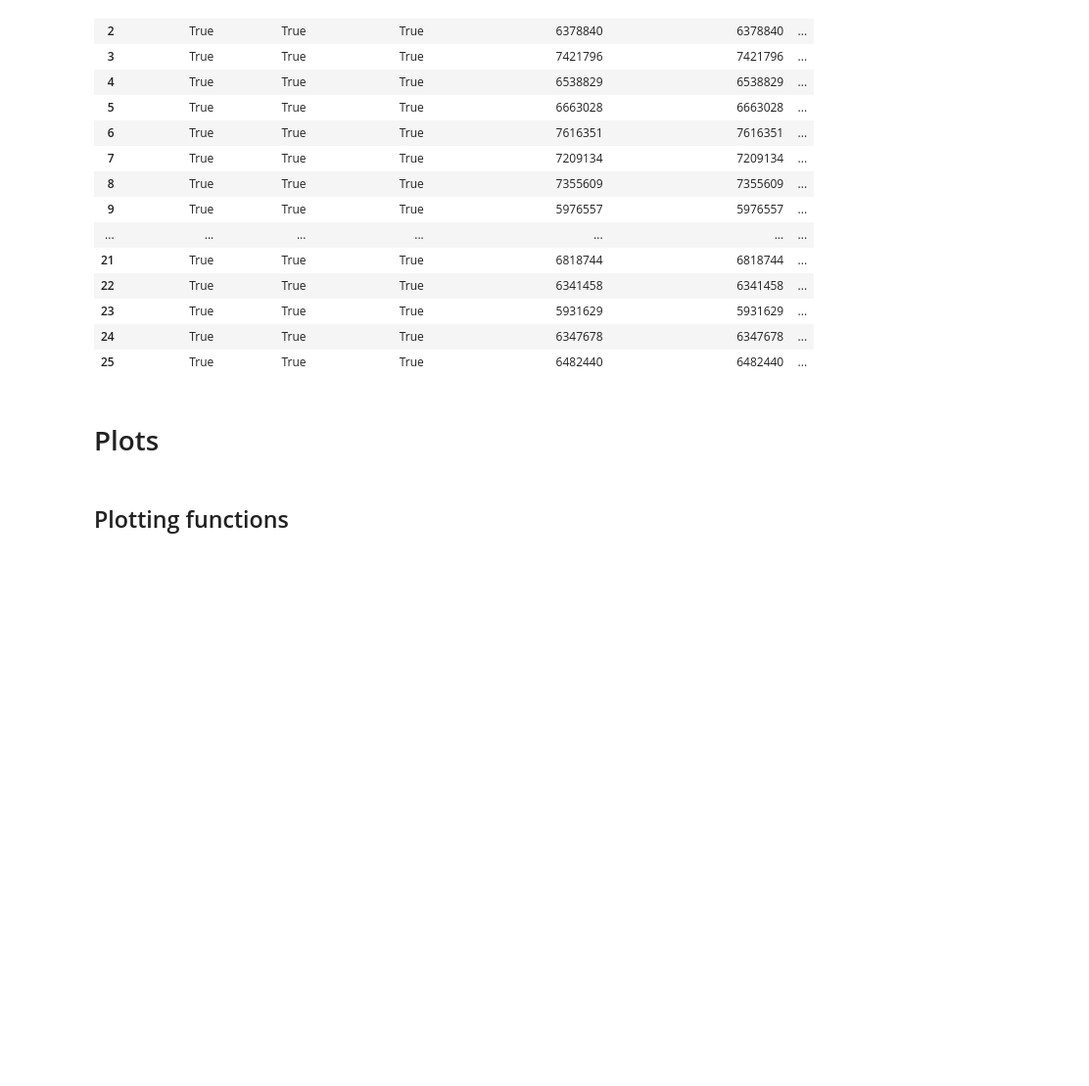
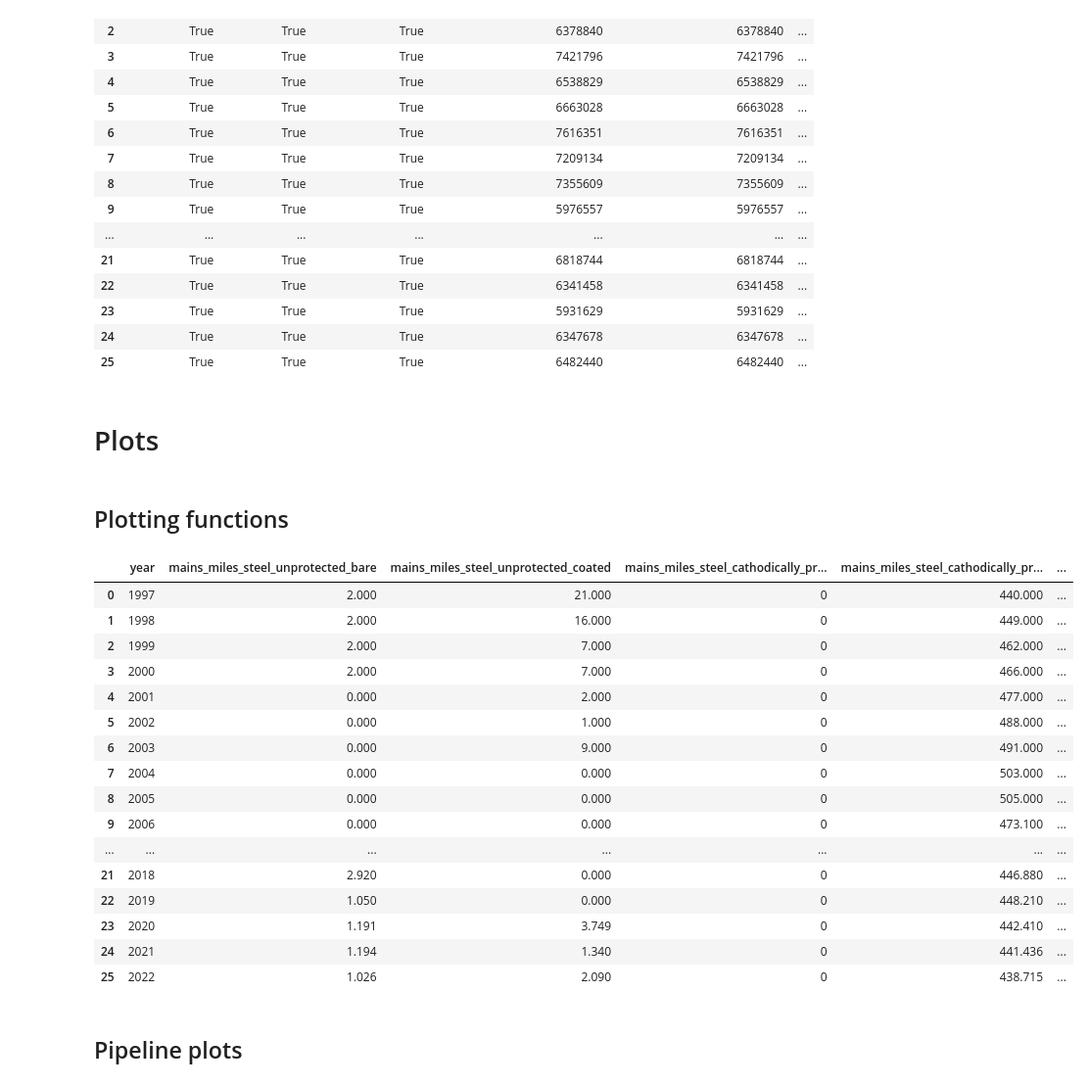
Before and after one commit to electrify-RVA/electrify-rva.github.io, a Jupyter notebook: data-analysis/pipelines.ipynb, the cells around one changed output. Shown at 98% size. Cells and saved outputs as stored; diff of their text form; code cells hidden in the pictures; blank space fills up the shorter version.

Commit message:
Update colors and first pipelines analysis

```diff
--- a/data-analysis/pipelines.ipynb
+++ b/data-analysis/pipelines.ipynb
@@ -398,3 +400,25 @@ fig.add_annotation(
 
 fig.show()
 fig.write_html("../docs/_includes/charts/residential_sales_revenue_dollars_real.html", include_plotlyjs="cdn")
+# %%
+eia_phmsa[["year", *[col for col in eia_phmsa.columns if "mains" in col]]]
+# %% [output]
+|  | year | mains_miles_steel_unprotected_bare | mains_miles_steel_unprotected_coated | mains_miles_steel_cathodically_pr... | mains_miles_steel_cathodically_pr... | ... |
+| 0 | 1997 | 2.000 | 21.000 | 0 | 440.000 | ... |
+| 1 | 1998 | 2.000 | 16.000 | 0 | 449.000 | ... |
+| 2 | 1999 | 2.000 | 7.000 | 0 | 462.000 | ... |
+| 3 | 2000 | 2.000 | 7.000 | 0 | 466.000 | ... |
+| 4 | 2001 | 0.000 | 2.000 | 0 | 477.000 | ... |
+| 5 | 2002 | 0.000 | 1.000 | 0 | 488.000 | ... |
+| 6 | 2003 | 0.000 | 9.000 | 0 | 491.000 | ... |
+| 7 | 2004 | 0.000 | 0.000 | 0 | 503.000 | ... |
+| 8 | 2005 | 0.000 | 0.000 | 0 | 505.000 | ... |
+| 9 | 2006 | 0.000 | 0.000 | 0 | 473.100 | ... |
+| ... | ... | ... | ... | ... | ... | ... |
+| 21 | 2018 | 2.920 | 0.000 | 0 | 446.880 | ... |
+| 22 | 2019 | 1.050 | 0.000 | 0 | 448.210 | ... |
+| 23 | 2020 | 1.191 | 3.749 | 0 | 442.410 | ... |
+| 24 | 2021 | 1.194 | 1.340 | 0 | 441.436 | ... |
+| 25 | 2022 | 1.026 | 2.090 | 0 | 438.715 | ... |
+# %% [markdown]
+## Pipeline plots
```
Also changed, not shown: parts of 6 cells of this notebook, 15 other files.
